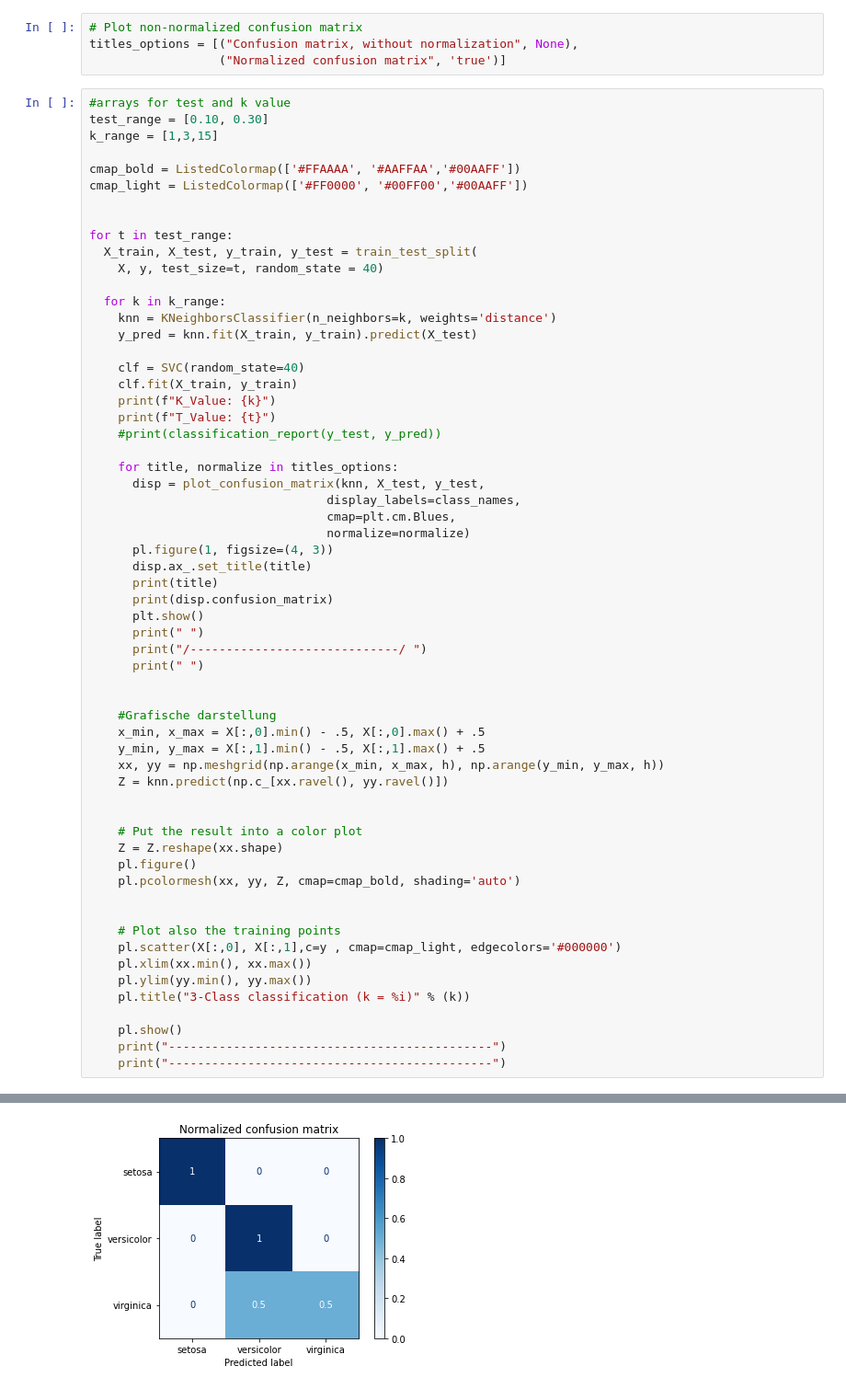
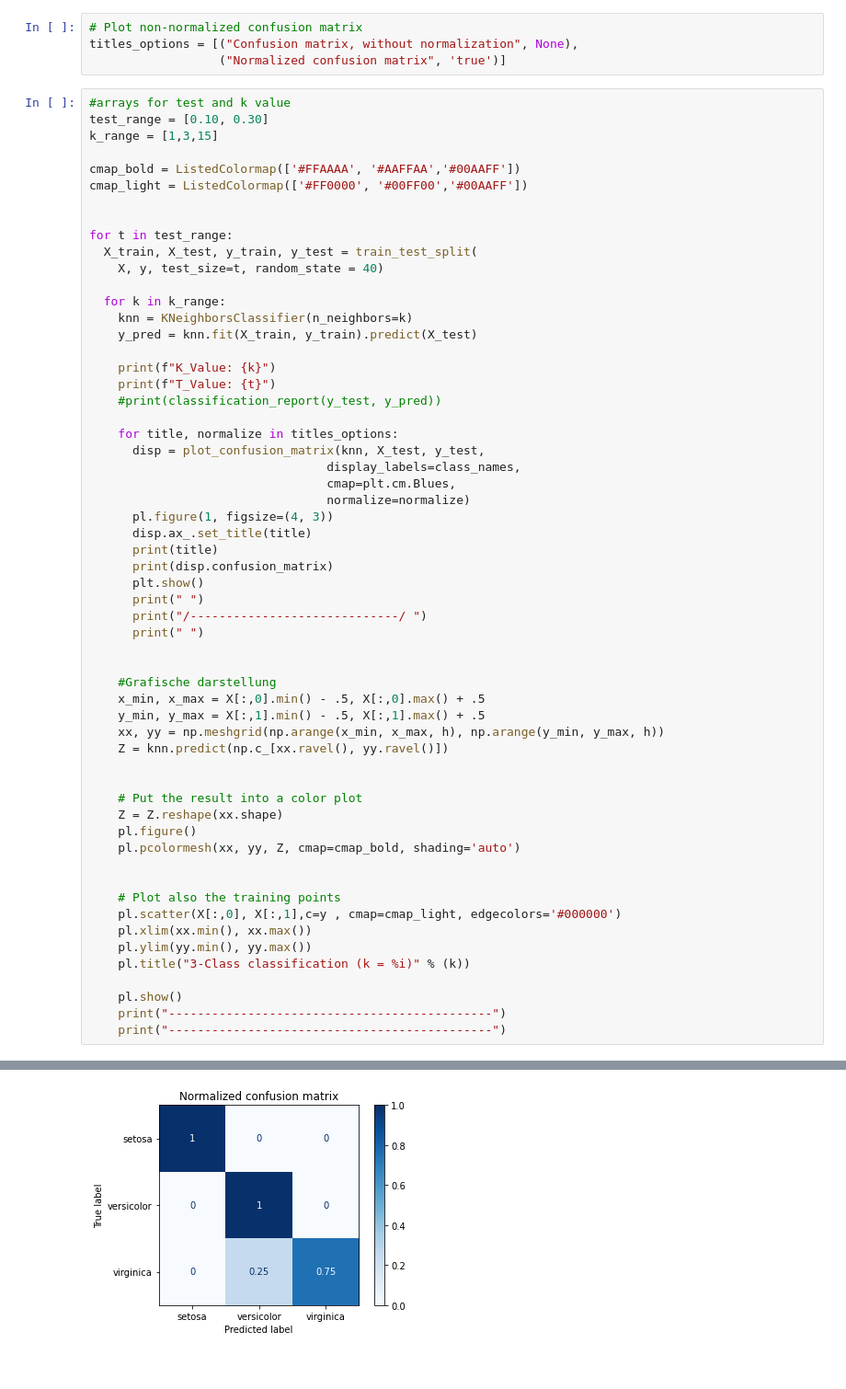
Before and after one commit to Plagistus/PythonAufgabe02, a Jupyter notebook: ML_02.ipynb, the cells around one changed output, grey strips where cells are left out. Shown at 92% size. Saved outputs shown, nothing was run; the diff lists cells and outputs as text.

```diff
--- a/ML_02.ipynb
+++ b/ML_02.ipynb
@@ -41,11 +42,9 @@ for t in test_range:
     X, y, test_size=t, random_state = 40)
 
   for k in k_range:
-    knn = KNeighborsClassifier(n_neighbors=k, weights='distance')
+    knn = KNeighborsClassifier(n_neighbors=k)
     y_pred = knn.fit(X_train, y_train).predict(X_test)
 
-    clf = SVC(random_state=40)
-    clf.fit(X_train, y_train)
     print(f"K_Value: {k}")
     print(f"T_Value: {t}")
     #print(classification_report(y_test, y_pred))
@@ -122,2 +121,2 @@ Normalized confusion matrix
-[figure, old version]
+[figure, new version]
 /-----------------------------/
```
Also changed, not shown: parts of 2 cells of this notebook.
